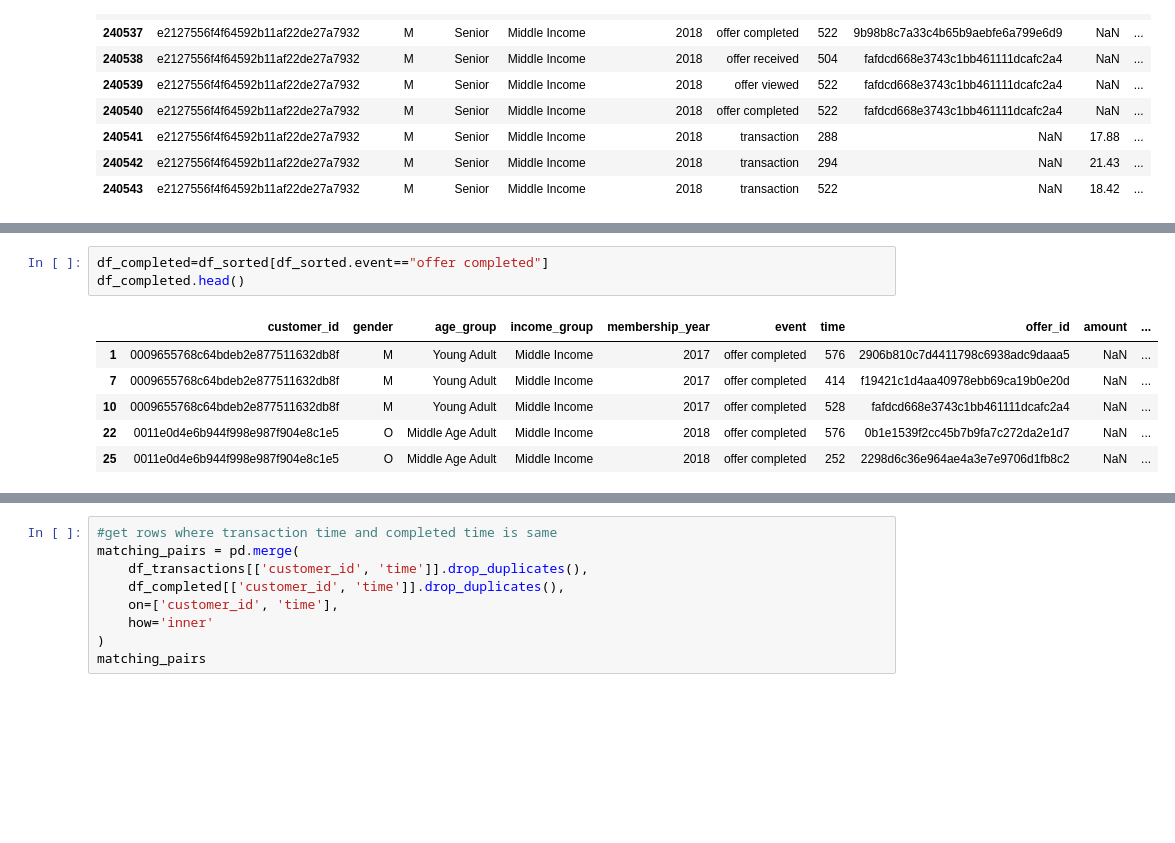
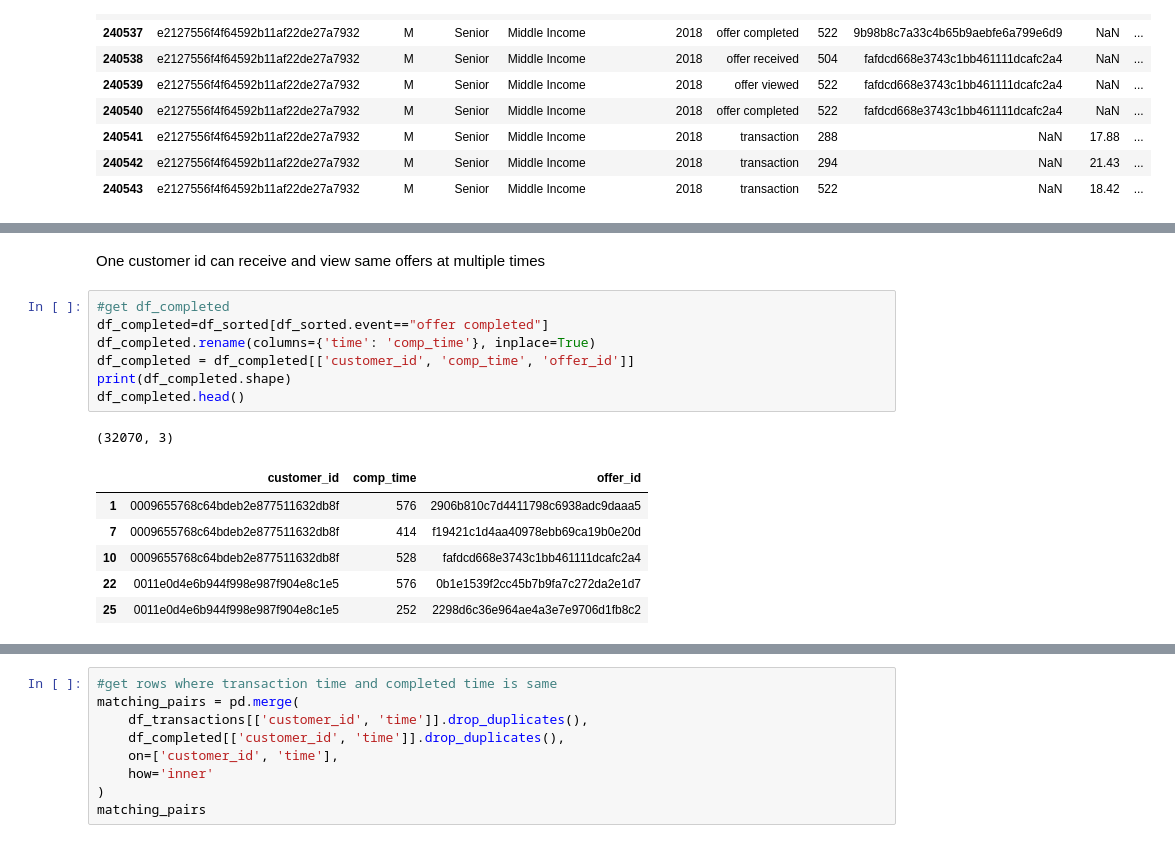
Before and after one commit to irfanzim/Python-Maven-Rewards-Challenge, a Jupyter notebook: Untitled1.ipynb, the cells around one changed output, grey strips where cells are left out. Drawn from its saved outputs; the diff is of its cells as text; blank space fills up the shorter version.

```diff
--- a/Untitled1.ipynb
+++ b/Untitled1.ipynb
@@ -397,10 +513,17 @@ We can see that at time 522, one transaction happen and two offer_completed. So,
+# %% [markdown]
+One customer id can receive and view same offers at multiple times
 # %%
+#get df_completed
 df_completed=df_sorted[df_sorted.event=="offer completed"]
+df_completed.rename(columns={'time': 'comp_time'}, inplace=True)
+df_completed = df_completed[['customer_id', 'comp_time', 'offer_id']]
+print(df_completed.shape)
 df_completed.head()
 # %% [output]
+(32070, 3)
-|  | customer_id | gender | age_group | income_group | membership_year | event | time | offer_id | amount | ... |
-| 1 | 0009655768c64bdeb2e877511632db8f | M | Young Adult | Middle Income | 2017 | offer completed | 576 | 2906b810c7d4411798c6938adc9daaa5 | NaN | ... |
-| 7 | 0009655768c64bdeb2e877511632db8f | M | Young Adult | Middle Income | 2017 | offer completed | 414 | f19421c1d4aa40978ebb69ca19b0e20d | NaN | ... |
-| 10 | 0009655768c64bdeb2e877511632db8f | M | Young Adult | Middle Income | 2017 | offer completed | 528 | fafdcd668e3743c1bb461111dcafc2a4 | NaN | ... |
-| 22 | 0011e0d4e6b944f998e987f904e8c1e5 | O | Middle Age Adult | Middle Income | 2018 | offer completed | 576 | 0b1e1539f2cc45b7b9fa7c272da2e1d7 | NaN | ... |
-| 25 | 0011e0d4e6b944f998e987f904e8c1e5 | O | Middle Age Adult | Middle Income | 2018 | offer completed | 252 | 2298d6c36e964ae4a3e7e9706d1fb8c2 | NaN | ... |
+|  | customer_id | comp_time | offer_id |
+| 1 | 0009655768c64bdeb2e877511632db8f | 576 | 2906b810c7d4411798c6938adc9daaa5 |
+| 7 | 0009655768c64bdeb2e877511632db8f | 414 | f19421c1d4aa40978ebb69ca19b0e20d |
+| 10 | 0009655768c64bdeb2e877511632db8f | 528 | fafdcd668e3743c1bb461111dcafc2a4 |
+| 22 | 0011e0d4e6b944f998e987f904e8c1e5 | 576 | 0b1e1539f2cc45b7b9fa7c272da2e1d7 |
+| 25 | 0011e0d4e6b944f998e987f904e8c1e5 | 252 | 2298d6c36e964ae4a3e7e9706d1fb8c2 |
```
Also changed, not shown: parts of 25 cells of this notebook.
